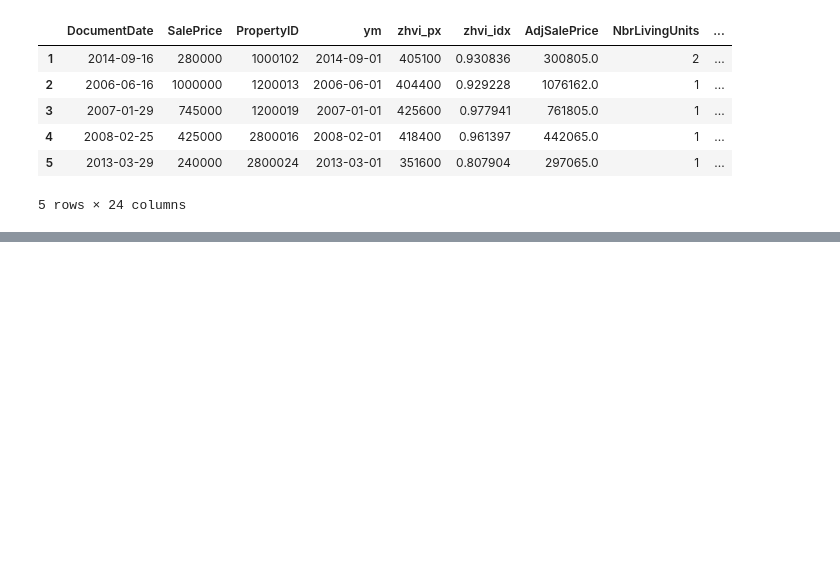
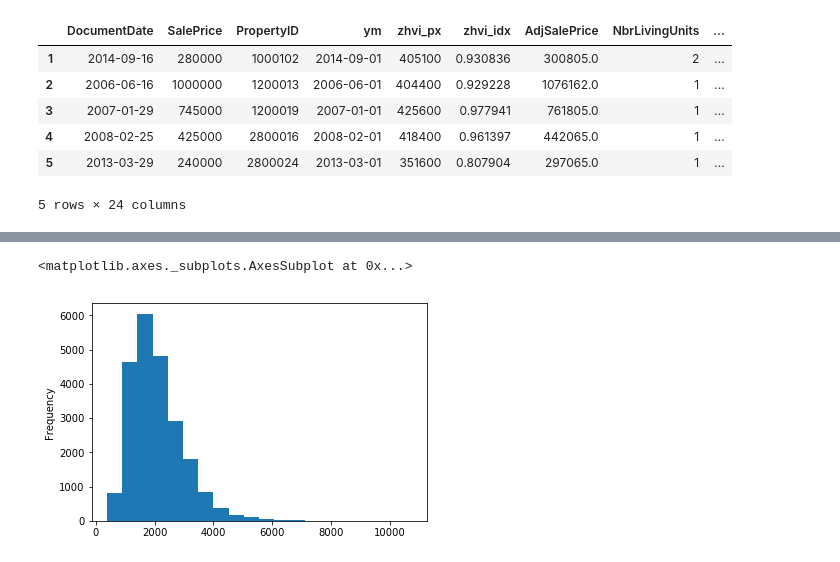
Before and after one commit to ronsims2/data_science_tutorials, a Jupyter notebook: notebooks/Multiple Linear Regression.ipynb, the cells around one changed output, grey strips where cells are left out. Saved outputs shown, nothing was run; the diff lists cells and outputs as text; code cells hidden in the pictures; blank space fills up the shorter version.

```diff
--- a/notebooks/Multiple Linear Regression.ipynb
+++ b/notebooks/Multiple Linear Regression.ipynb
@@ -73,0 +112,5 @@ housing_df_2.head()
+# %%
+housing_df_2['SqFtTotLiving'].plot.hist(bins=20)
+# %% [output]
+<matplotlib.axes._subplots.AxesSubplot at 0x...>
+[figure, added]
```
Also changed, not shown: parts of 10 cells of this notebook, 2 other files.
